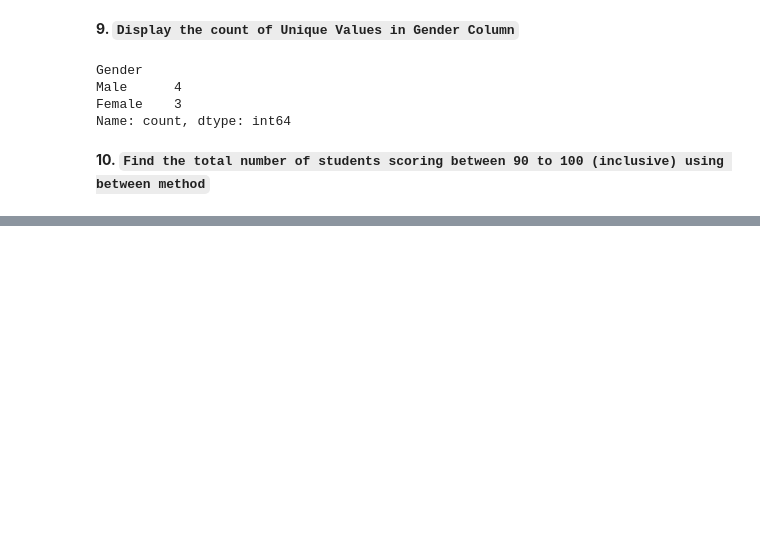
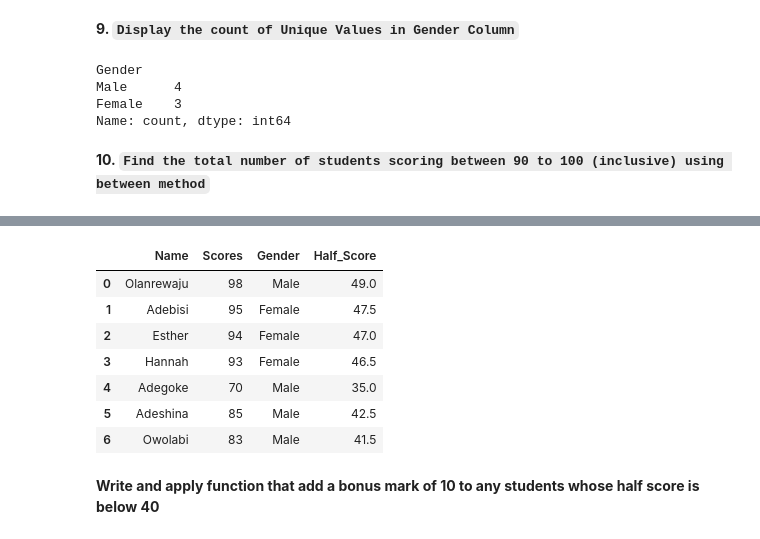
Before and after one commit to larrysman/python-for-data-analytics-and-business-intelligence, a Jupyter notebook: project 1/warm_up.ipynb, the cells around one changed output, grey strips where cells are left out. Saved outputs shown, nothing was run; the diff lists cells and outputs as text; code cells hidden in the pictures; blank space fills up the shorter version.

```diff
--- a/project 1/warm_up.ipynb
+++ b/project 1/warm_up.ipynb
@@ -166,0 +305,14 @@ Name: count, dtype: int64
+# %%
+data["Half_Score"] = data["Scores"].apply(half_score)
+data
+# %% [output]
+|  | Name | Scores | Gender | Half_Score |
+| 0 | Olanrewaju | 98 | Male | 49.0 |
+| 1 | Adebisi | 95 | Female | 47.5 |
+| 2 | Esther | 94 | Female | 47.0 |
+| 3 | Hannah | 93 | Female | 46.5 |
+| 4 | Adegoke | 70 | Male | 35.0 |
+| 5 | Adeshina | 85 | Male | 42.5 |
+| 6 | Owolabi | 83 | Male | 41.5 |
+# %% [markdown]
+**Write and apply function that add a bonus mark of 10 to any students whose half score is below 40**
```
Also changed, not shown: parts of 31 cells of this notebook.
